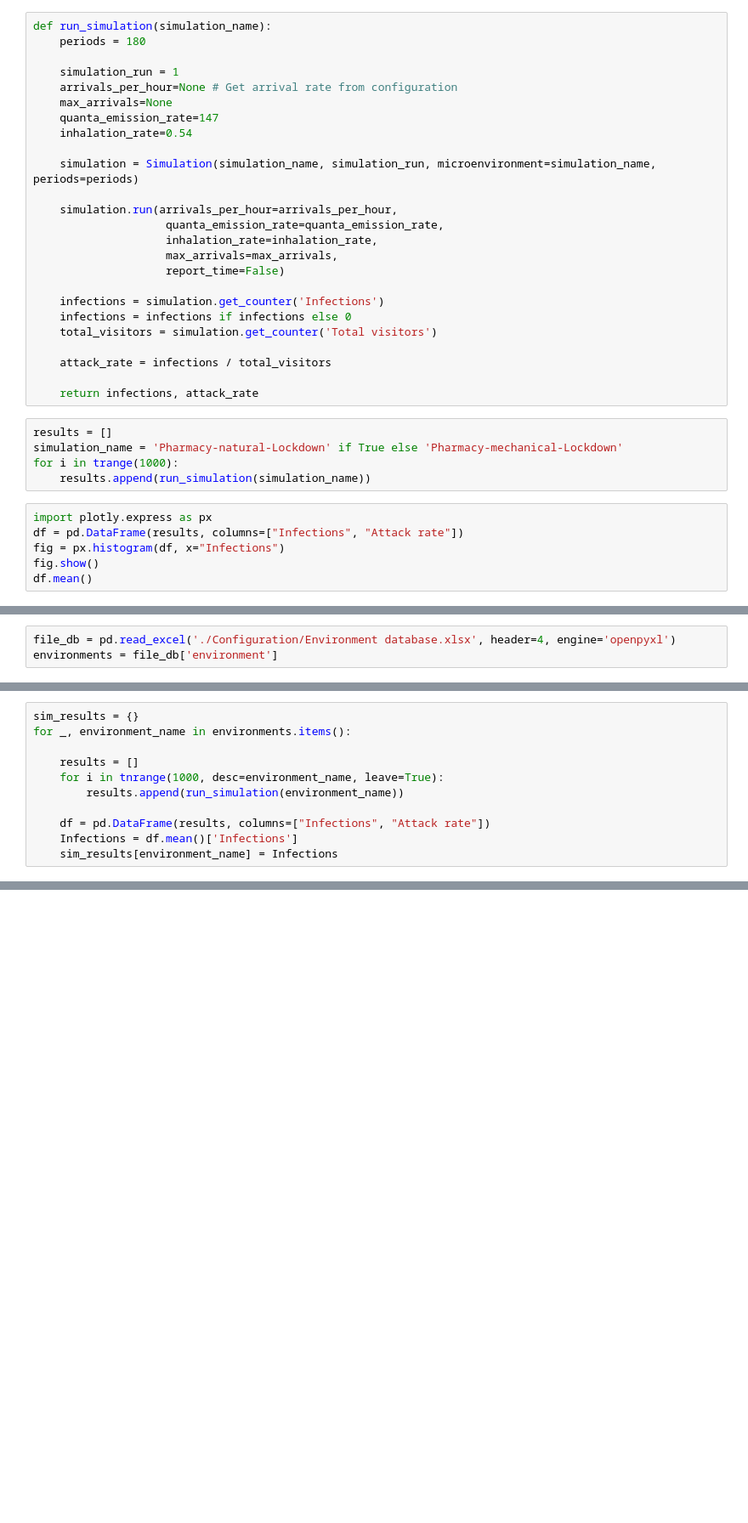
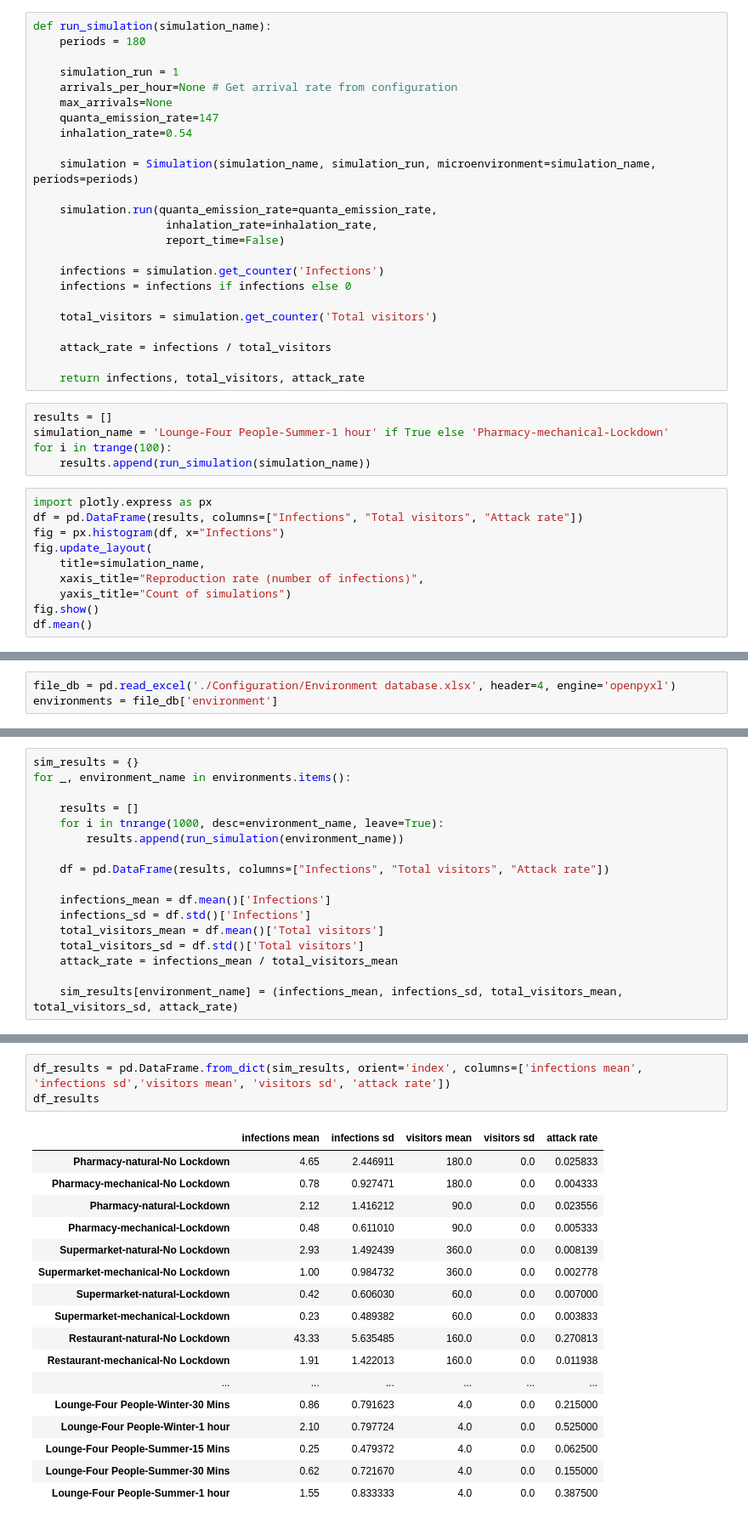
Before and after one commit to DiaAzul/Indoor-infectious-disease-transmission, a Jupyter notebook: Covid-Building-Infections - Simulate.ipynb, the cells around one changed output, grey strips where cells are left out. Shown: that part at 85% size. Drawn from its saved outputs; the diff is of its cells as text; blank space fills up the shorter version.

Commit message:
Updated model, more configurations and environments

```diff
--- a/Covid-Building-Infections - Simulate.ipynb
+++ b/Covid-Building-Infections - Simulate.ipynb
@@ -25,28 +25,31 @@ def run_simulation(simulation_name):
 
     simulation = Simulation(simulation_name, simulation_run, microenvironment=simulation_name, periods=periods)
 
-    simulation.run(arrivals_per_hour=arrivals_per_hour,
-                    quanta_emission_rate=quanta_emission_rate,
+    simulation.run(quanta_emission_rate=quanta_emission_rate,
                     inhalation_rate=inhalation_rate,
-                    max_arrivals=max_arrivals,
                     report_time=False)
 
     infections = simulation.get_counter('Infections')
     infections = infections if infections else 0
+
     total_visitors = simulation.get_counter('Total visitors')
 
     attack_rate = infections / total_visitors
 
-    return infections, attack_rate
+    return infections, total_visitors, attack_rate
 # %%
 results = []
-simulation_name = 'Pharmacy-natural-Lockdown' if True else 'Pharmacy-mechanical-Lockdown'
-for i in trange(1000):
+simulation_name = 'Lounge-Four People-Summer-1 hour' if True else 'Pharmacy-mechanical-Lockdown'
+for i in trange(100):
     results.append(run_simulation(simulation_name))
 # %%
 import plotly.express as px
-df = pd.DataFrame(results, columns=["Infections", "Attack rate"])
+df = pd.DataFrame(results, columns=["Infections", "Total visitors", "Attack rate"])
 fig = px.histogram(df, x="Infections")
+fig.update_layout(
+    title=simulation_name,
+    xaxis_title="Reproduction rate (number of infections)",
+    yaxis_title="Count of simulations")
 fig.show()
 df.mean()
 # %% [output]
@@ -86,6 +92,12 @@ for _, environment_name in environments.items():
     for i in tnrange(1000, desc=environment_name, leave=True):
         results.append(run_simulation(environment_name))
 
-    df = pd.DataFrame(results, columns=["Infections", "Attack rate"])
-    Infections = df.mean()['Infections']
-    sim_results[environment_name] = Infections
+    df = pd.DataFrame(results, columns=["Infections", "Total visitors", "Attack rate"])
+
+    infections_mean = df.mean()['Infections']
+    infections_sd = df.std()['Infections']
+    total_visitors_mean = df.mean()['Total visitors']
+    total_visitors_sd = df.std()['Total visitors']
+    attack_rate = infections_mean / total_visitors_mean
+
+    sim_results[environment_name] = (infections_mean, infections_sd, total_visitors_mean, total_visitors_sd, attack_rate)
@@ -112,0 +106,21 @@ sim_results
+# %%
+df_results = pd.DataFrame.from_dict(sim_results, orient='index', columns=['infections mean', 'infections sd','visitors mean', 'visitors sd', 'attack rate'])
+df_results
+# %% [output]
+|  | infections mean | infections sd | visitors mean | visitors sd | attack rate |
+| Pharmacy-natural-No Lockdown | 4.65 | 2.446911 | 180.0 | 0.0 | 0.025833 |
+| Pharmacy-mechanical-No Lockdown | 0.78 | 0.927471 | 180.0 | 0.0 | 0.004333 |
+| Pharmacy-natural-Lockdown | 2.12 | 1.416212 | 90.0 | 0.0 | 0.023556 |
+| Pharmacy-mechanical-Lockdown | 0.48 | 0.611010 | 90.0 | 0.0 | 0.005333 |
+| Supermarket-natural-No Lockdown | 2.93 | 1.492439 | 360.0 | 0.0 | 0.008139 |
+| Supermarket-mechanical-No Lockdown | 1.00 | 0.984732 | 360.0 | 0.0 | 0.002778 |
+| Supermarket-natural-Lockdown | 0.42 | 0.606030 | 60.0 | 0.0 | 0.007000 |
+| Supermarket-mechanical-Lockdown | 0.23 | 0.489382 | 60.0 | 0.0 | 0.003833 |
+| Restaurant-natural-No Lockdown | 43.33 | 5.635485 | 160.0 | 0.0 | 0.270813 |
+| Restaurant-mechanical-No Lockdown | 1.91 | 1.422013 | 160.0 | 0.0 | 0.011938 |
+| ... | ... | ... | ... | ... | ... |
+| Lounge-Four People-Winter-30 Mins | 0.86 | 0.791623 | 4.0 | 0.0 | 0.215000 |
+| Lounge-Four People-Winter-1 hour | 2.10 | 0.797724 | 4.0 | 0.0 | 0.525000 |
+| Lounge-Four People-Summer-15 Mins | 0.25 | 0.479372 | 4.0 | 0.0 | 0.062500 |
+| Lounge-Four People-Summer-30 Mins | 0.62 | 0.721670 | 4.0 | 0.0 | 0.155000 |
+| Lounge-Four People-Summer-1 hour | 1.55 | 0.833333 | 4.0 | 0.0 | 0.387500 |
```
Also changed, not shown: parts of 6 cells of this notebook, 5 other files.
